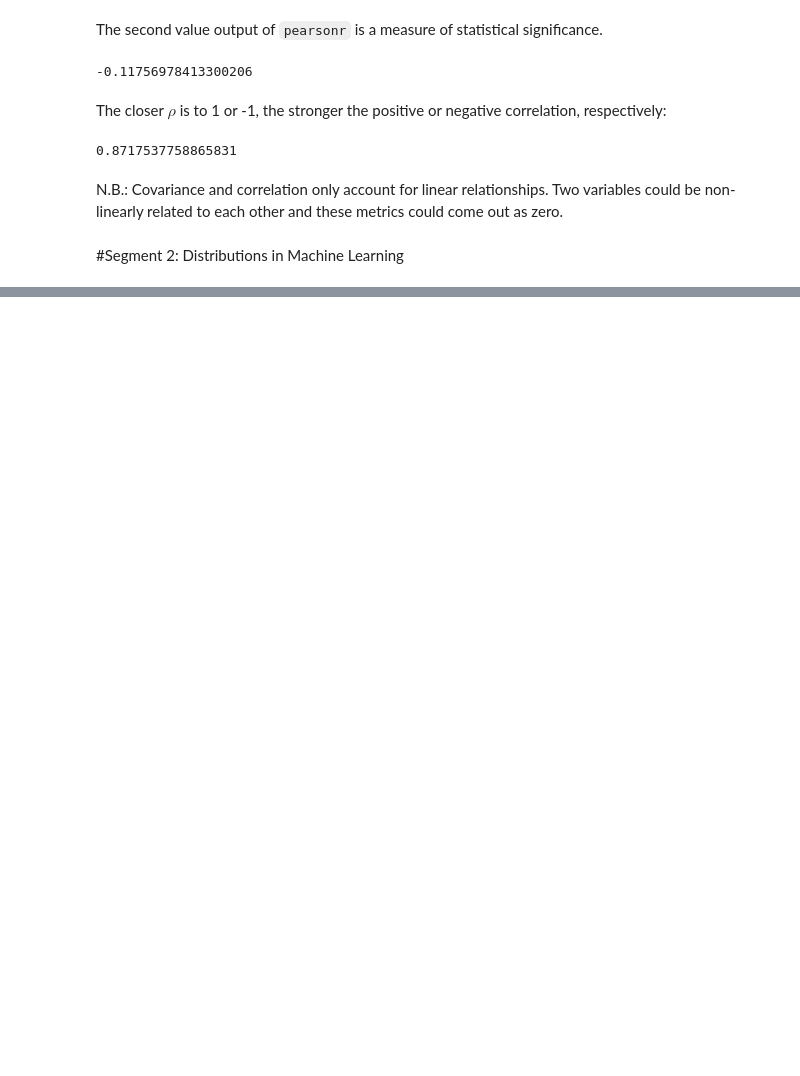
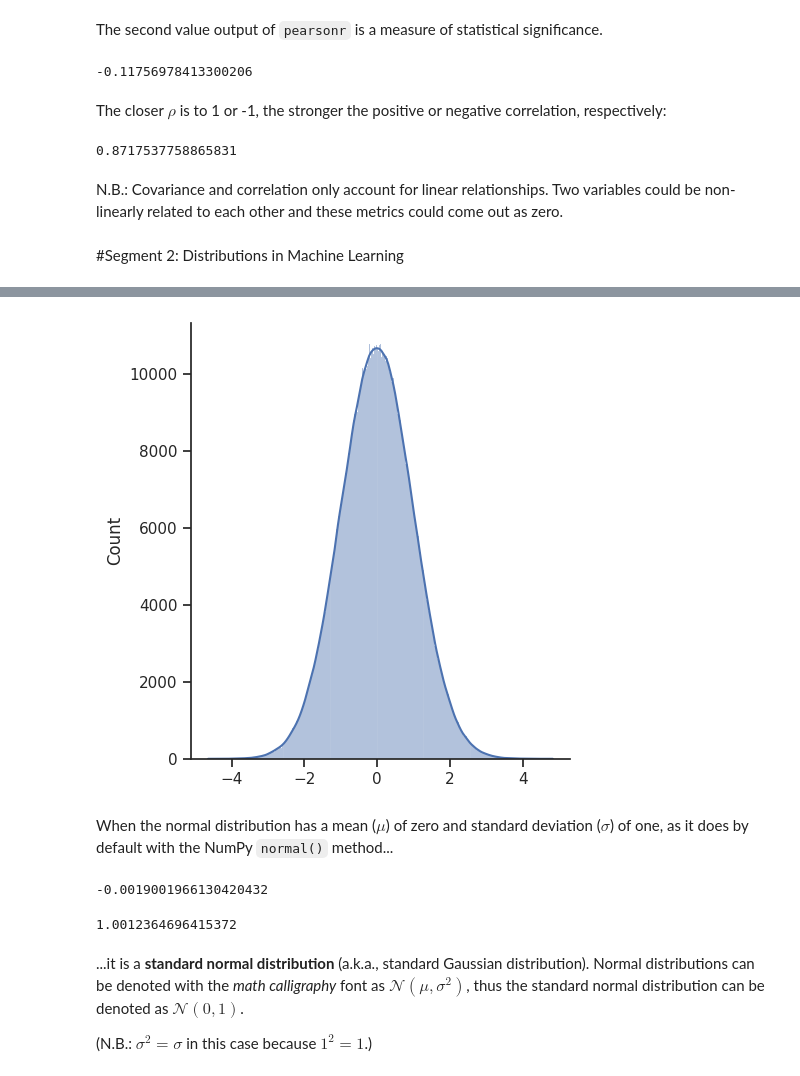
Before and after one commit to deenadayalanai/Machine-Learning-Foundations, a Jupyter notebook: Probability_&_Information_Theory.ipynb, the cells around one changed output, grey strips where cells are left out. Cells and saved outputs as stored; diff of their text form; code cells hidden in the pictures; blank space fills up the shorter version.

```diff
--- a/Probability_&_Information_Theory.ipynb
+++ b/Probability_&_Information_Theory.ipynb
@@ -714,0 +748,18 @@ N.B.: Covariance and correlation only account for linear relationships. Two vari
+# %%
+_ = sns.displot(x, kde=True) #kernel density estimate (kde)
+# %% [output]
+[figure, added]
+# %% [markdown]
+When the normal distribution has a mean ($\mu$) of zero and standard deviation ($\sigma$) of one, as it does by default with the NumPy `normal()` method...
+# %%
+np.mean(x)
+# %% [output]
+-0.0019001966130420432
+# %%
+np.std(x)
+# %% [output]
+1.0012364696415372
+# %% [markdown]
+...it is a **standard normal distribution** (a.k.a., standard Gaussian distribution). Normal distributions can be denoted with the *math calligraphy* font as $\mathcal{N}(\mu, \sigma^2)$, thus the standard normal distribution can be denoted as $\mathcal{N}(0, 1)$.
+
+(N.B.: $\sigma^2 = \sigma$ in this case because $1^2 = 1$.)
```
Also changed, not shown: parts of 19 cells of this notebook.
